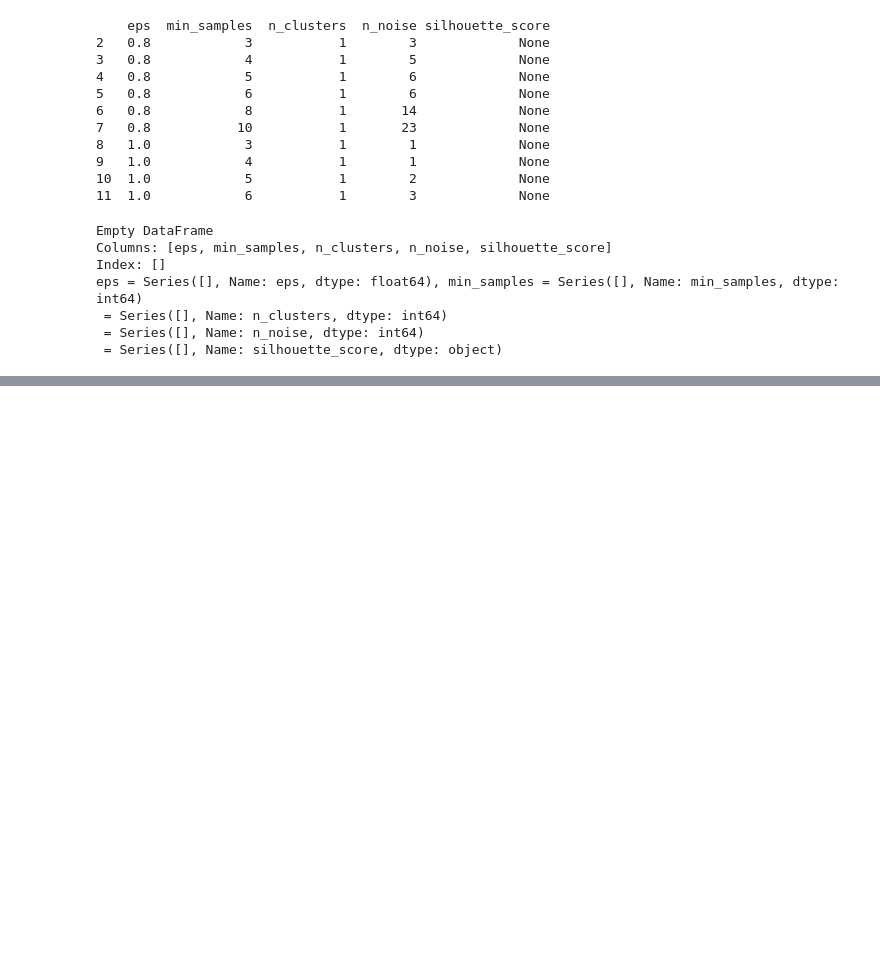
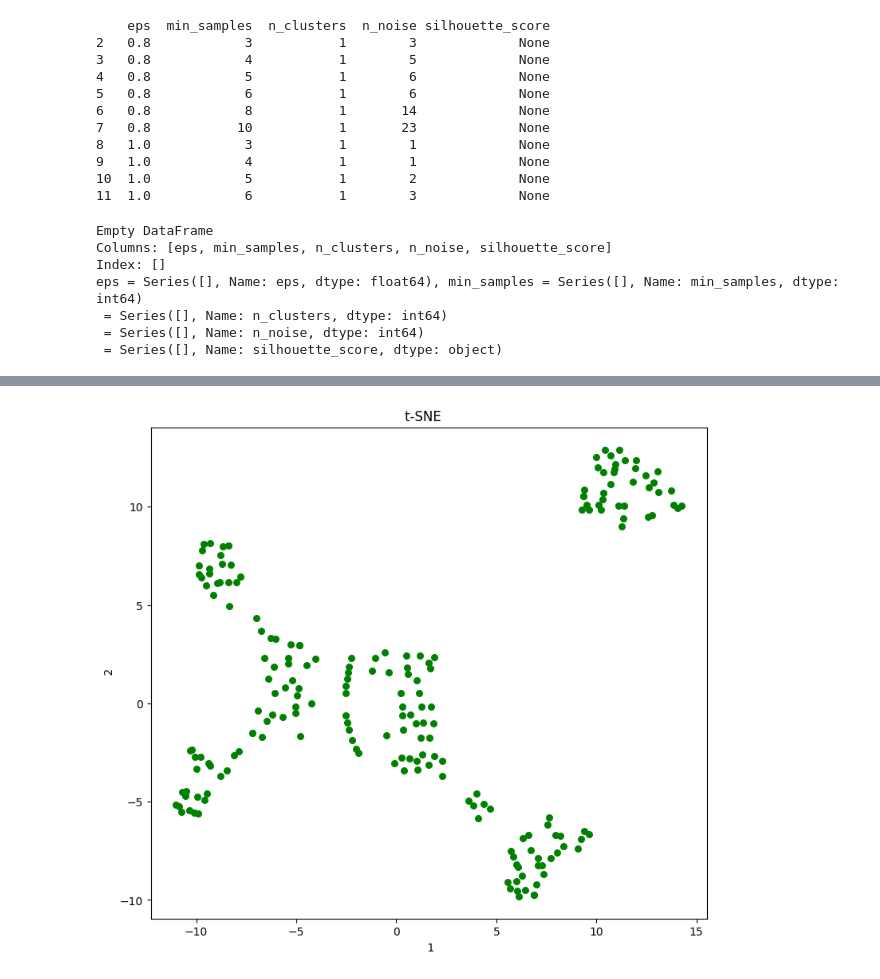
Before and after one commit to hamza-alkaabneh/project, a Jupyter notebook: lobani.ipynb, the cells around one changed output, grey strips where cells are left out. Saved outputs shown, nothing was run; the diff lists cells and outputs as text; code cells hidden in the pictures; blank space fills up the shorter version.

```diff
--- a/lobani.ipynb
+++ b/lobani.ipynb
@@ -143,0 +150,18 @@ eps = Series([], Name: eps, dtype: float64), min_samples = Series([], Name: min_
+# %%
+data = pd.read_csv('Mall_Customers.csv')
+X = data[['Annual Income (k$)', 'Spending Score (1-100)']]
+# %%
+scaler = StandardScaler()
+X_scaled = scaler.fit_transform(X)
+# %%
+from sklearn.cluster import KMeans
+
+kmeans_random = KMeans(n_clusters=5, init='random', random_state=42)
+kmeans_random.fit(X_scaled)
+labels_random = kmeans_random.labels_
+# %%
+kmeans_plus = KMeans(n_clusters=5, init='k-means++', random_state=42)
+kmeans_plus.fit(X_scaled)
+print(kmeans_plus.labels_)
+labels_plus = kmeans_plus.labels_
+print(labels_plus)
@@ -143,0 +204,16 @@ eps = Series([], Name: eps, dtype: float64), min_samples = Series([], Name: min_
+# %%
+import matplotlib.pyplot as plt
+from sklearn.decomposition import PCA
+from sklearn.manifold import TSNE
+
+tsne_orig = TSNE(n_components=2, random_state=42)
+X_tsne_orig = tsne_orig.fit_transform(X_scaled)
+
+plt.figure(figsize=(9, 8))
+plt.scatter(X_tsne_orig[:, 0], X_tsne_orig[:, 1], c='green', s=30)
+plt.title("t-SNE   ")
+plt.xlabel(" 1")
+plt.ylabel(" 2")
+plt.show()
+# %% [output]
+[figure, added]
```
Also changed, not shown: parts of 8 cells of this notebook.
